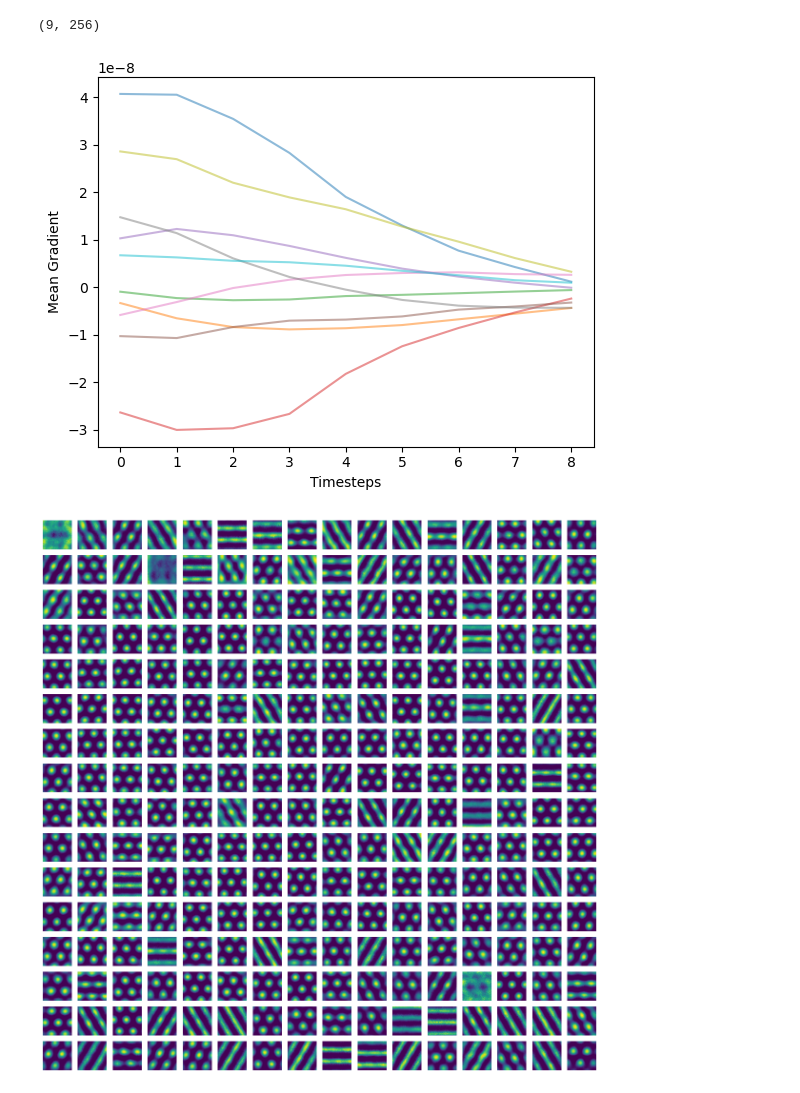
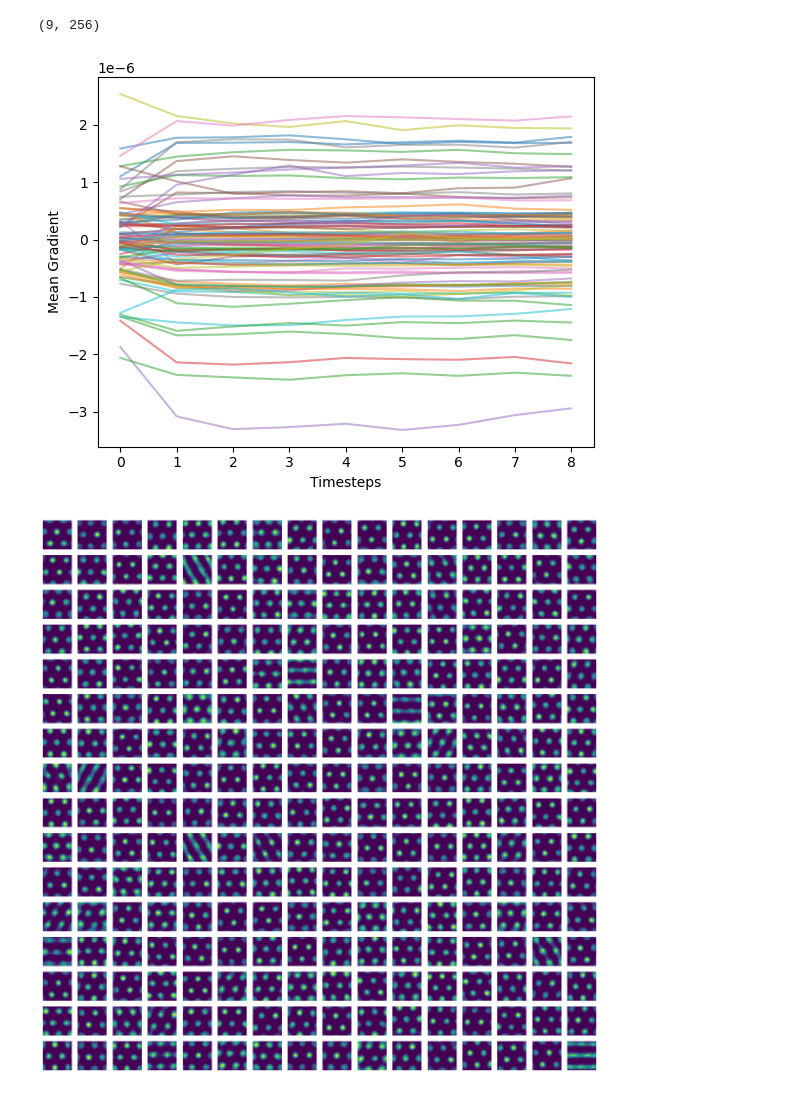
Before and after one commit to bioAI-Oslo/GridsWithoutPI, a Jupyter notebook: gradient_analysis.ipynb, the cells around one changed output. Cells and saved outputs as stored; diff of their text form; code cells hidden in the pictures.

```diff
--- a/gradient_analysis.ipynb
+++ b/gradient_analysis.ipynb
@@ -14,12 +14,12 @@ from tqdm import tqdm
 def step_forward(g, v, r, target = -1):
     # super janky
     model = RNNGC()
-    model = model.load("./best_models/RNNGC.pkl")
+    model = model.load("./saved-models/RNNGC.pkl")
     gs = []
     for i in range(v.shape[1]):
         g = model.recurrent_step(g, v[:,i])
         gs.append(g)
-    return model.similarity_loss(g, r[:,target])
+    return model.distance_loss(g, r[:,target])
 # %%
 samples = 10000
 timesteps = 10
@@ -47,14 +47,14 @@ avg_gradients.shape
 slopes = [np.polyfit(np.arange(timesteps-1), avg_gradient, 1)[0] for avg_gradient in avg_gradients.T]
 inds = np.argsort(slopes)
 # %%
-for i in range(10):
+for i in range(100):
     plt.plot(avg_gradients[:,i], alpha = 0.5)#, label = f"{slopes[i]:.1e}");
 #plt.legend(frameon = False)
 plt.xlabel("Timesteps")
 plt.ylabel("Mean Gradient")
 plt.savefig("./figures/test.png", dpi = 300)
 # %% [output]
-[figure, old version]
+[figure, new version]
 # %%
 r = r.detach().numpy()
 g = g.detach().numpy()
@@ -70,4 +70,4 @@ for i in range(ns):
         ax[i,j].axis("off")
         count += 1
 # %% [output]
-[figure, old version]
+[figure, new version]
```
Also changed, not shown: parts of 1 cell of this notebook, 5 other files.
